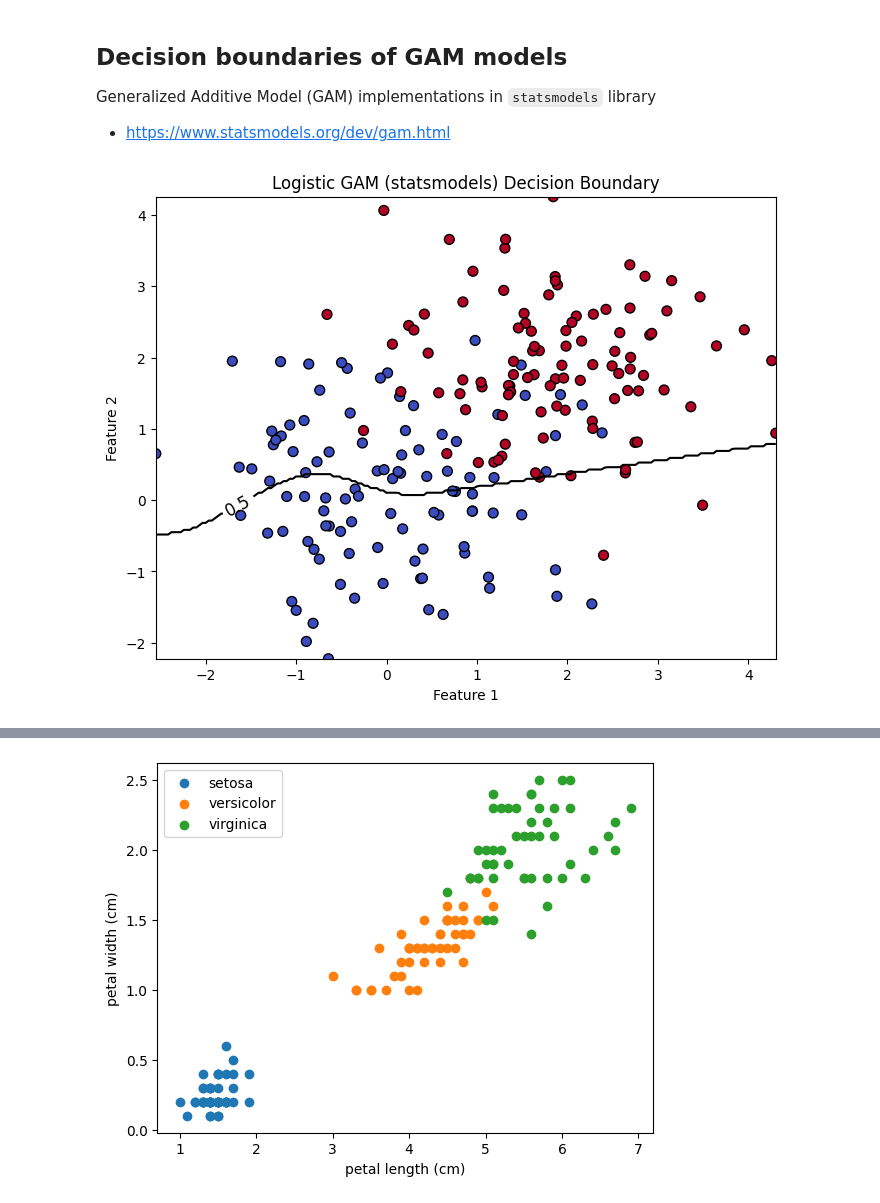
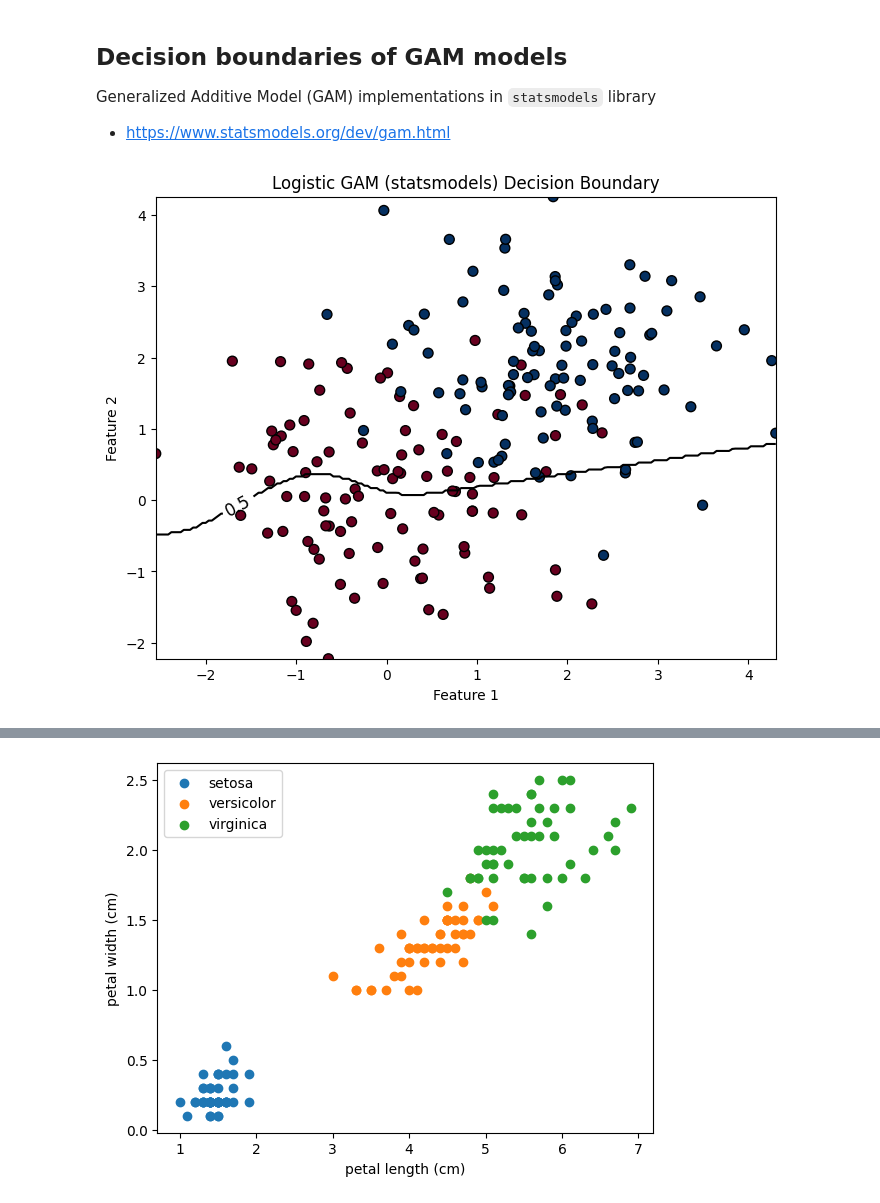
Before and after one commit to xiangshiyin/machine-learning-for-actuarial-science, a Jupyter notebook: 2025-spring/week04/notebook/demo.ipynb, the cells around one changed output, grey strips where cells are left out. Cells and saved outputs as stored; diff of their text form; code cells hidden in the pictures.

```diff
--- a/2025-spring/week04/notebook/demo.ipynb
+++ b/2025-spring/week04/notebook/demo.ipynb
@@ -145,35 +162,35 @@ gam_results = gam_model.fit()
 x_min, x_max = X[:, 0].min(), X[:, 0].max()  # No extra padding
 y_min, y_max = X[:, 1].min(), X[:, 1].max()  # No extra padding
 
 # Create a mesh grid over the restricted feature space
 xx, yy = np.meshgrid(np.linspace(x_min, x_max, 200),
                      np.linspace(y_min, y_max, 200))
 grid = np.c_[xx.ravel(), yy.ravel()]
 
 # Ensure the grid stays within the range of training data
 grid = np.clip(grid, [x_min, y_min], [x_max, y_max])
 
 # Transform the grid using the BSpline object
 grid_smooth = bs.transform(grid)
 
 # Predict class probabilities for the grid points
 preds = gam_results.predict(exog=grid, exog_smooth=grid_smooth).reshape(xx.shape)
 
 # 5. Plot the Decision Boundary and Data Points
 plt.figure(figsize=(8, 6))
 
 # Plot the contour for the decision boundary (predicted probability = 0.5)
 contour = plt.contour(xx, yy, preds, levels=[0.5], colors='black', linestyles='solid')
 plt.clabel(contour, fmt='%1.1f', fontsize=12)
 
 # Scatter plot of the original data points
-plt.scatter(X[:, 0], X[:, 1], c=y, cmap='coolwarm', edgecolor='k', s=50)
+plt.scatter(X[:, 0], X[:, 1], c=y, cmap='RdBu', edgecolor='k', s=50)
 plt.xlabel("Feature 1")
 plt.ylabel("Feature 2")
 plt.title("Logistic GAM (statsmodels) Decision Boundary")
 plt.show()
 # %% [output]
-[figure, old version]
+[figure, new version]
 # %% [markdown]
 # Decision Tree Model
 
```
Also changed, not shown: parts of 7 cells of this notebook.
